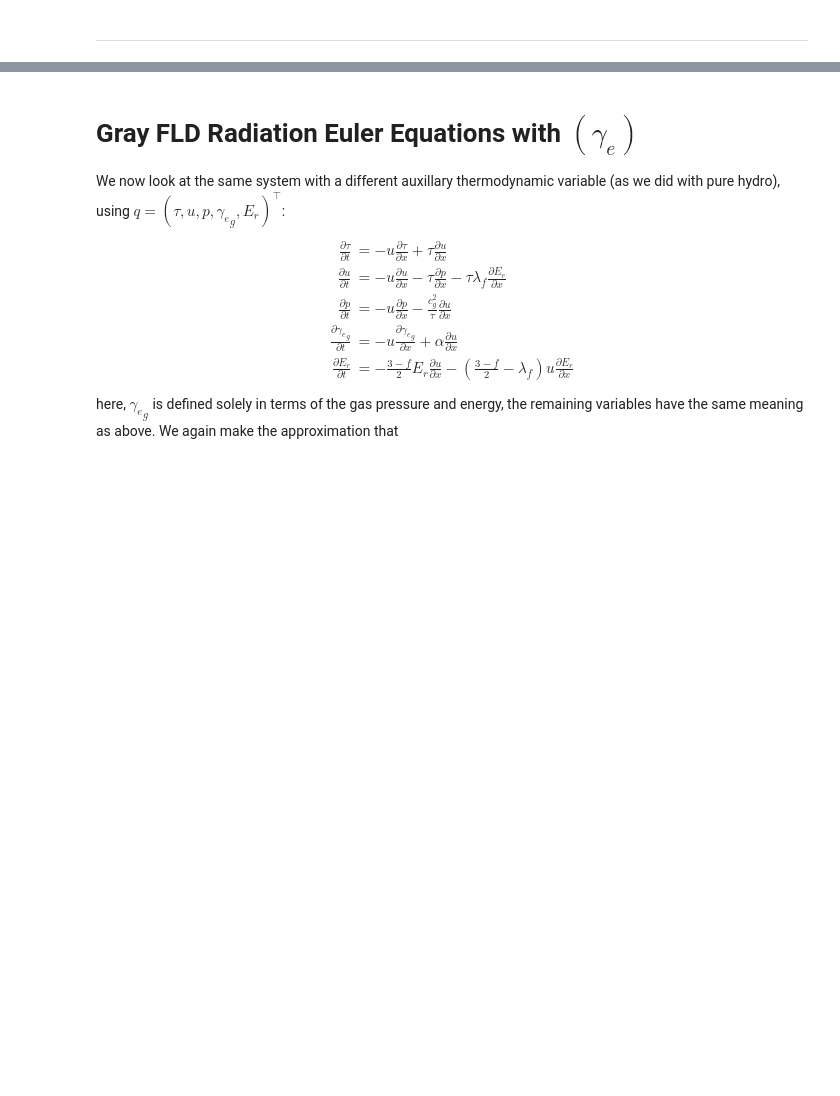
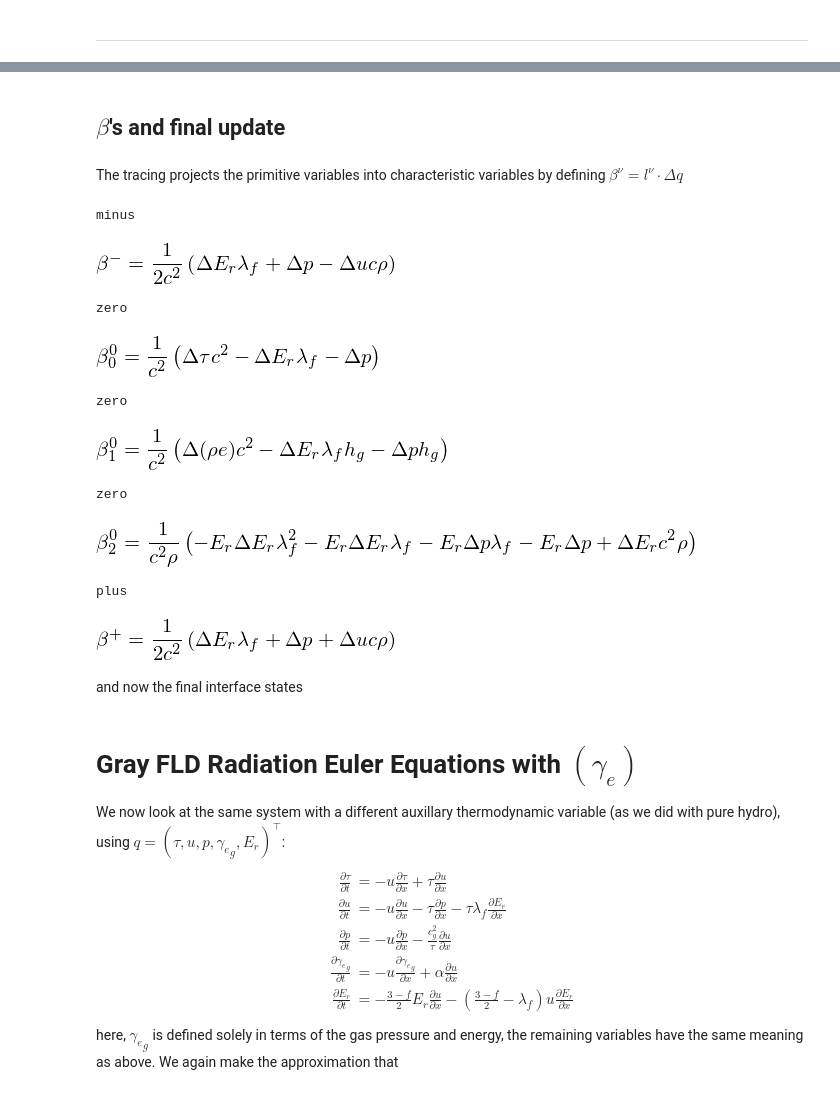
Before and after one commit to python-hydro/hydro_examples, a Jupyter notebook: compressible/euler-generaleos.ipynb, the cells around one changed output, grey strips where cells are left out. Saved outputs shown, nothing was run; the diff lists cells and outputs as text; code cells hidden in the pictures; blank space fills up the shorter version.

```diff
--- a/compressible/euler-generaleos.ipynb
+++ b/compressible/euler-generaleos.ipynb
@@ -383,0 +481,34 @@ for n in range(len(eigen)):
+# %% [markdown]
+## $\beta$'s and final update
+# %% [markdown]
+The tracing projects the primitive variables into characteristic variables by defining
+$\beta^\nu = l^\nu \cdot \Delta q$
+# %%
+dEr = symbols(r"\Delta{}E_r")
+Eri = symbols(r"{E_r}_\mathrm{int}")
+dq = Matrix([[dtau, du, dp, dre, dEr]]).transpose()
+
+qint = Matrix([[rhoi, ui, pri, rei, Eri]])
+# %%
+betas = [symbols(r"\beta^-")]
+for n in range(len([e for e in eigen if e.d == 1])):
+    betas += [symbols(r"\beta^0_{}".format(n))]
+betas += [symbols(r"\beta^+")]
+
+for n, e in enumerate(eigen):
+    print e.name
+    beta = e.l.dot(dq)
+    display(Eq(betas[n], simplify(beta)))
+# %% [output]
+minus
+[figure, added]
+zero
+[figure, added]
+zero
+[figure, added]
+zero
+[figure, added]
+plus
+[figure, added]
+# %% [markdown]
+and now the final interface states
```
Also changed, not shown: parts of 17 cells of this notebook.
